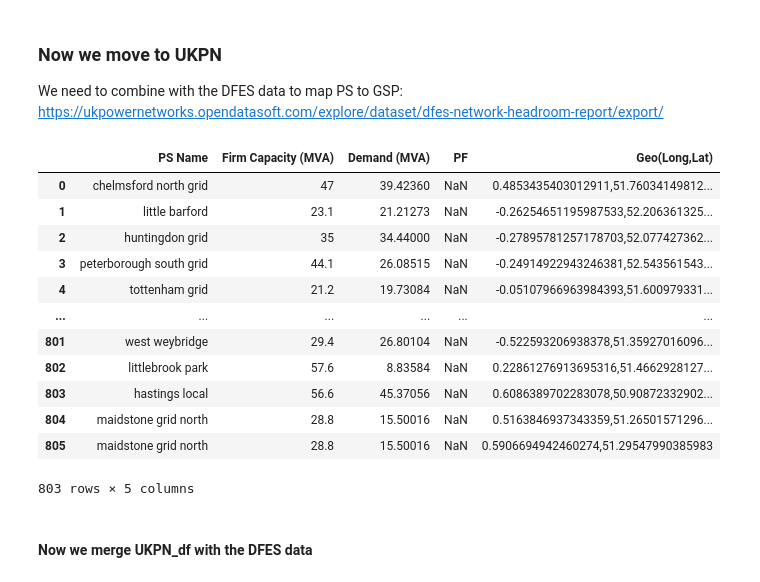
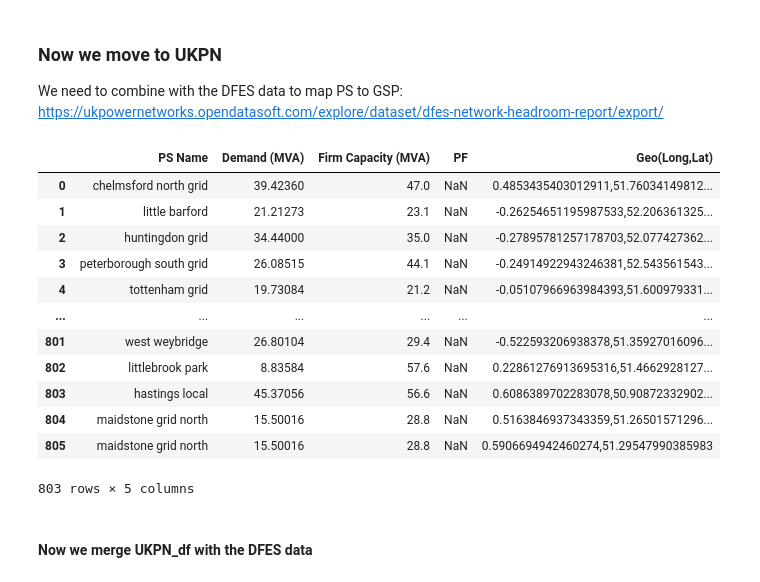
Before and after one commit to HDRah/Data-PS-GB, a Jupyter notebook: PS_data.ipynb, the cells around one changed output. Cells and saved outputs as stored; diff of their text form; code cells hidden in the pictures.

```diff
--- a/PS_data.ipynb
+++ b/PS_data.ipynb
@@ -743,40 +746,44 @@ ukpn_dfes.loc[ukpn_dfes["Substation Name"] == "morehall 132/11kv", "Substation N
 ukpn_dfes.loc[ukpn_dfes["Substation Name"] == "horley 33/11", "Substation Name"] = "horley"
 # %%
 # demand headroom stored in ukpn is in %
-UKPN_df = pd.DataFrame(data = ukpn[["PrimarySu", "FirmCapaci", "DemandHeadroom", "Geo Point"]].values, columns = ["PS Name", "Firm Capacity (MVA)", "Demand (MVA)", "Geo Point"])
+UKPN_df = pd.DataFrame(data = ukpn[["PrimarySu", "FirmCapaci", "FirmCapa_1", "DemandHeadroom", "Geo Point"]].values, columns = ["PS Name", "Firm Capacity 0 (MVA)", "Firm Capacity 1 (MVA)", "Demand (MVA)", "Geo Point"])
+# set firm capacity to the minimum of the two
+UKPN_df["Firm Capacity (MVA)"] = np.minimum(pd.to_numeric(UKPN_df["Firm Capacity 0 (MVA)"], errors='coerce'), pd.to_numeric(UKPN_df["Firm Capacity 1 (MVA)"], errors='coerce'))
+# drop the two original firm capacity cols
+UKPN_df.drop(columns=["Firm Capacity 0 (MVA)", "Firm Capacity 1 (MVA)"], inplace=True)
 UKPN_df["PF"] = np.nan
 # convert the headroom % to demand
 # because it is demand headroom, so it must be the net demand
 UKPN_df["Demand (MVA)"] = pd.to_numeric(UKPN_df["Firm Capacity (MVA)"], errors='coerce') * (1-UKPN_df["Demand (MVA)"].str.rstrip('%').astype('float') / 100.0)
 UKPN_df["PS Name"] = UKPN_df["PS Name"].str.lower()
 UKPN_df.dropna(subset=["PS Name"], inplace = True)
 
 ### standardise the geo loc in the format as Geo(Long,Lat)
 geo_list = []
 for geoloc in UKPN_df["Geo Point"]:
     # note UKPN data geo order is reversed.
     lat, lon = geoloc.split(",")
     lon, lat = float(lon.strip()), float(lat.strip())
     geo_list.append(f"{lon},{lat}")
 
 UKPN_df["Geo(Long,Lat)"] = geo_list
 UKPN_df.drop(columns=["Geo Point"], inplace=True)
 
 UKPN_df.dropna(subset=["Firm Capacity (MVA)", "Demand (MVA)"], inplace=True)
 UKPN_df
 # %% [output]
-|  | PS Name | Firm Capacity (MVA) | Demand (MVA) | PF | Geo(Long,Lat) |
-| 0 | chelmsford north grid | 47 | 39.42360 | NaN | 0.4853435403012911,51.76034149812... |
-| 1 | little barford | 23.1 | 21.21273 | NaN | -0.26254651195987533,52.206361325... |
-| 2 | huntingdon grid | 35 | 34.44000 | NaN | -0.27895781257178703,52.077427362... |
-| 3 | peterborough south grid | 44.1 | 26.08515 | NaN | -0.24914922943246381,52.543561543... |
-| 4 | tottenham grid | 21.2 | 19.73084 | NaN | -0.05107966963984393,51.600979331... |
+|  | PS Name | Demand (MVA) | Firm Capacity (MVA) | PF | Geo(Long,Lat) |
+| 0 | chelmsford north grid | 39.42360 | 47.0 | NaN | 0.4853435403012911,51.76034149812... |
+| 1 | little barford | 21.21273 | 23.1 | NaN | -0.26254651195987533,52.206361325... |
+| 2 | huntingdon grid | 34.44000 | 35.0 | NaN | -0.27895781257178703,52.077427362... |
+| 3 | peterborough south grid | 26.08515 | 44.1 | NaN | -0.24914922943246381,52.543561543... |
+| 4 | tottenham grid | 19.73084 | 21.2 | NaN | -0.05107966963984393,51.600979331... |
 | ... | ... | ... | ... | ... | ... |
-| 801 | west weybridge | 29.4 | 26.80104 | NaN | -0.522593206938378,51.35927016096... |
-| 802 | littlebrook park | 57.6 | 8.83584 | NaN | 0.22861276913695316,51.4662928127... |
-| 803 | hastings local | 56.6 | 45.37056 | NaN | 0.6086389702283078,50.90872332902... |
-| 804 | maidstone grid north | 28.8 | 15.50016 | NaN | 0.5163846937343359,51.26501571296... |
-| 805 | maidstone grid north | 28.8 | 15.50016 | NaN | 0.5906694942460274,51.29547990385983 |
+| 801 | west weybridge | 26.80104 | 29.4 | NaN | -0.522593206938378,51.35927016096... |
+| 802 | littlebrook park | 8.83584 | 57.6 | NaN | 0.22861276913695316,51.4662928127... |
+| 803 | hastings local | 45.37056 | 56.6 | NaN | 0.6086389702283078,50.90872332902... |
+| 804 | maidstone grid north | 15.50016 | 28.8 | NaN | 0.5163846937343359,51.26501571296... |
+| 805 | maidstone grid north | 15.50016 | 28.8 | NaN | 0.5906694942460274,51.29547990385983 |
 803 rows × 5 columns
 # %% [markdown]
 #### Now we merge UKPN_df with the DFES data
```
Also changed, not shown: parts of 6 cells of this notebook, 5 other files.
